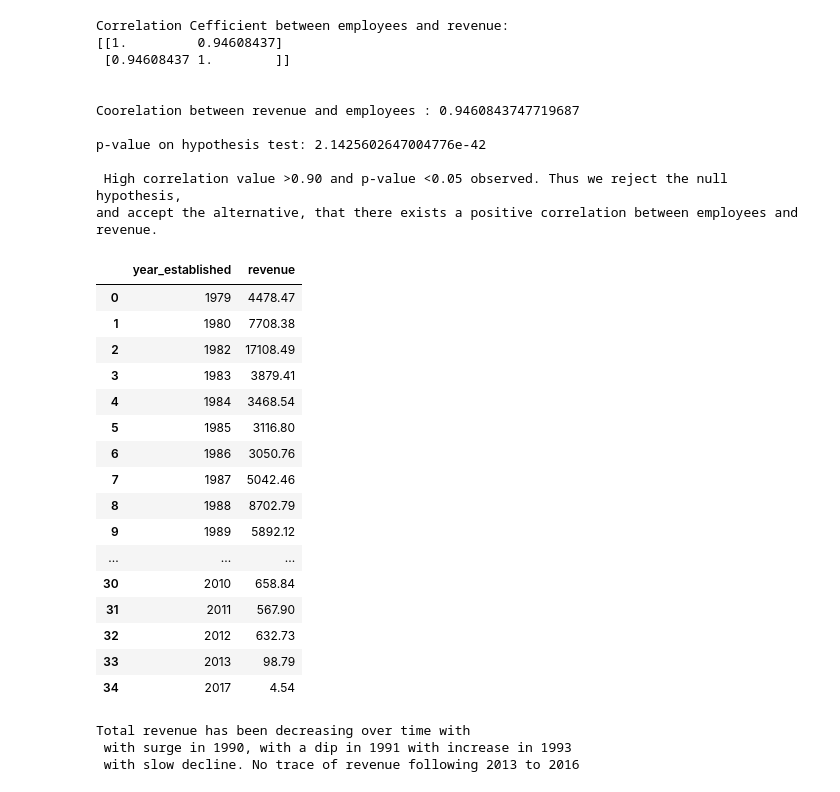
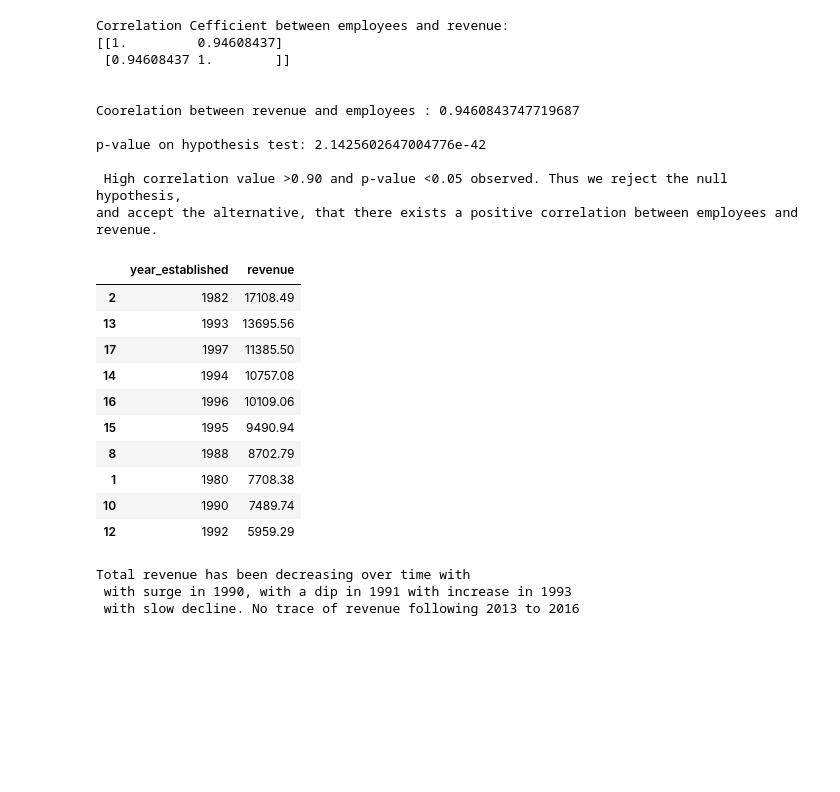
Before and after one commit to SuyogPatgave/Python_Codes-Projects, a Jupyter notebook: CRM_Project.ipynb, the cells around one changed output. Saved outputs shown, nothing was run; the diff lists cells and outputs as text; code cells hidden in the pictures; blank space fills up the shorter version.

```diff
--- a/CRM_Project.ipynb
+++ b/CRM_Project.ipynb
@@ -698,25 +695,20 @@ and accept the alternative, that there exists a positive correlation between emp
 # %%
 #acc['year_established'].value_counts().sort_index(ascending=True)
 rev_year = acc.groupby(['year_established'])['revenue'].sum().reset_index()
-rev_year
+rev_year = rev_year.sort_values(by='revenue', ascending=False)
+rev_year.head(10)
 # %% [output]
 |  | year_established | revenue |
-| 0 | 1979 | 4478.47 |
+| 2 | 1982 | 17108.49 |
+| 13 | 1993 | 13695.56 |
+| 17 | 1997 | 11385.50 |
+| 14 | 1994 | 10757.08 |
+| 16 | 1996 | 10109.06 |
+| 15 | 1995 | 9490.94 |
+| 8 | 1988 | 8702.79 |
 | 1 | 1980 | 7708.38 |
-| 2 | 1982 | 17108.49 |
-| 3 | 1983 | 3879.41 |
-| 4 | 1984 | 3468.54 |
-| 5 | 1985 | 3116.80 |
-| 6 | 1986 | 3050.76 |
-| 7 | 1987 | 5042.46 |
-| 8 | 1988 | 8702.79 |
-| 9 | 1989 | 5892.12 |
-| ... | ... | ... |
-| 30 | 2010 | 658.84 |
-| 31 | 2011 | 567.90 |
-| 32 | 2012 | 632.73 |
-| 33 | 2013 | 98.79 |
-| 34 | 2017 | 4.54 |
+| 10 | 1990 | 7489.74 |
+| 12 | 1992 | 5959.29 |
 # %%
 plt.figure(figsize=(25,7))
 avg_year_rev = rev_year['revenue'].mean()
```
Also changed, not shown: parts of 9 cells of this notebook.
